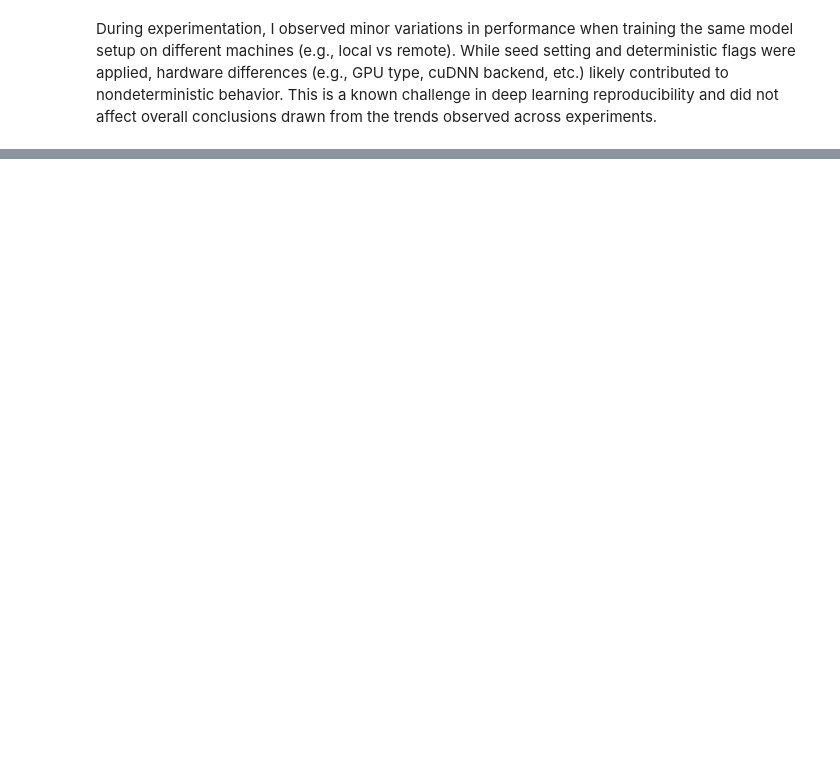
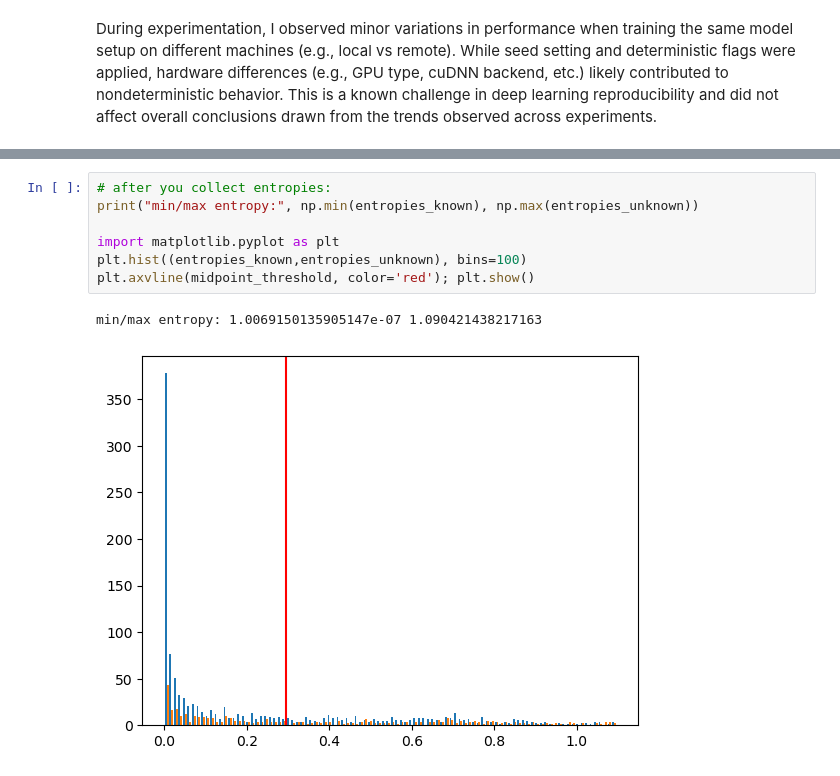
Before and after one commit to tihassfjord/FYS3033DL, a Jupyter notebook: newmain.ipynb, the cells around one changed output, grey strips where cells are left out. Saved outputs shown, nothing was run; the diff lists cells and outputs as text; blank space fills up the shorter version.

```diff
--- a/newmain.ipynb
+++ b/newmain.ipynb
@@ -810,0 +807,10 @@ print(" Entropy histograms for known and unknown classes plotted successfully.")
+# %%
+# after you collect entropies:
+print("min/max entropy:", np.min(entropies_known), np.max(entropies_unknown))
+
+import matplotlib.pyplot as plt
+plt.hist((entropies_known,entropies_unknown), bins=100)
+plt.axvline(midpoint_threshold, color='red'); plt.show()
+# %% [output]
+min/max entropy: 1.0069150135905147e-07 1.090421438217163
+[figure, added]
```
Also changed, not shown: parts of 21 cells of this notebook, 23 other files.
